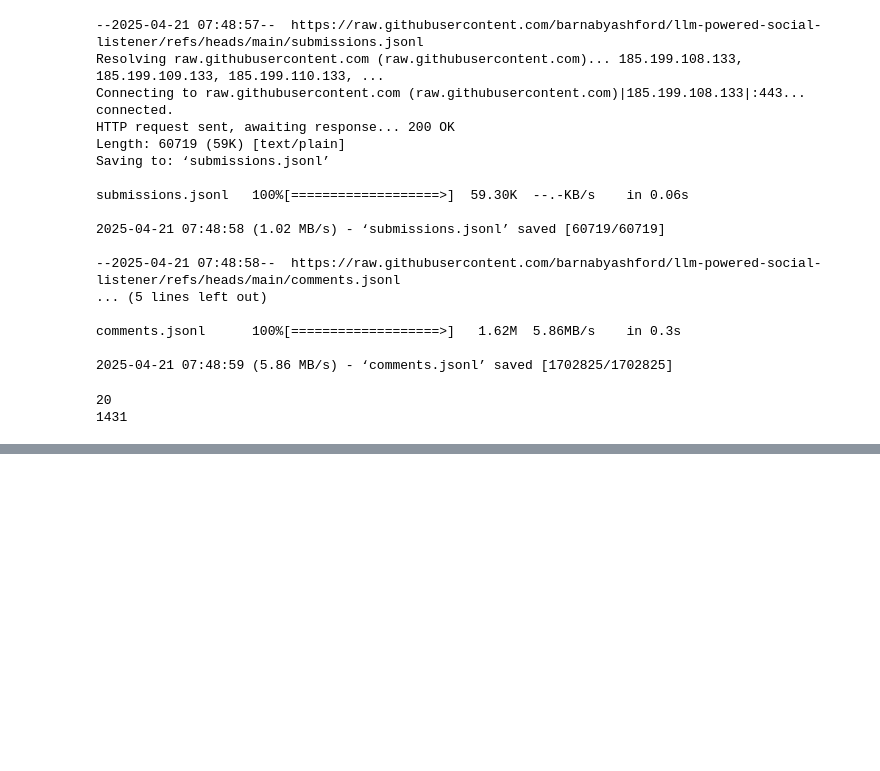
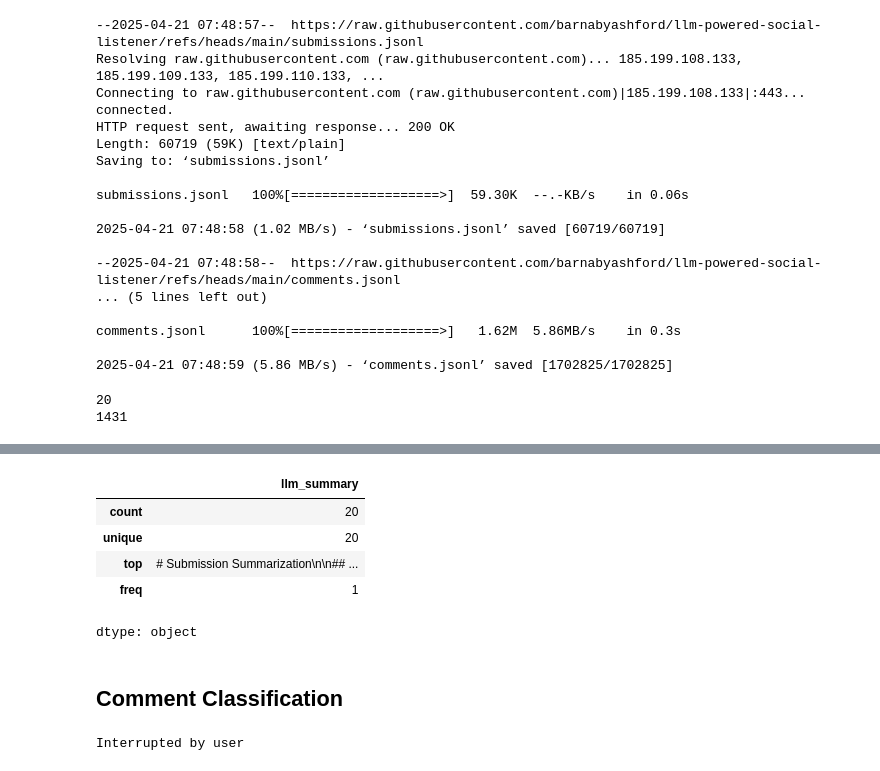
Before and after one commit to barnabyashford/llm-powered-social-listener, a Jupyter notebook: TestsetGeneration.ipynb, the cells around one changed output, grey strips where cells are left out. Cells and saved outputs as stored; diff of their text form; code cells hidden in the pictures; blank space fills up the shorter version.

```diff
--- a/TestsetGeneration.ipynb
+++ b/TestsetGeneration.ipynb
@@ -474,0 +544,34 @@ Let this all cool down, and they'll fight again when the time is right.
+# %%
+def baseline_summarize(submissions:pd.DataFrame, comments:pd.DataFrame) -> str:
+  """
+  Summarize all submissions in the submissions dataframe
+  """
+  submission_summaries = {}
+  for _, submission in tqdm(submissions.iterrows(), desc="Summarizing submissions", total=submissions.shape[0]):
+    summary = baseline_summarize_submission(submission, comments)
+    submission_summaries[submission['id']] = summary
+
+  separating_line = ("-" * 50) + "\n"
+
+  prompt = ("You are a LLM-powered social listener. Your task is to summarize these summaries from different reddit submissions retrieved from `r/ufc` subreddit. "
+  "The topic is how people of the internet think of the fight between Khabib Nurmagomedov vs Conor McGregor\n"
+  "Here are the submission summaries:\n\n"
+  f"{separating_line}\n"
+  f"{separating_line.join([summary for summary in submission_summaries.values()])}\n\n"
+  f"{separating_line}\n"
+  "Please answer in this format:\n\n"
+  "# Reddit Social Listening Summarization\n\n"
+  "## Main Summary\n\n"
+  "{overall summary according to the topic.}\n\n"
+  "## Summary by aspects\n\n"
+  "{list different significant aspects and provide summary of each in this format: `- **aspect**: summary`}\n\n"
+  "## Conclusion\n\n"
+  "{conclude the entire summary}")
+  # print(prompt) #debug
+
+  response = generate_content_with_rate_limit(prompt)
+  return (response, submission_summaries)
+# %%
+baseline_summary, summary_by_submission = baseline_summarize(submissions, comments)
+# display(Markdown(baseline_summary.text))
+display(Markdown(baseline_summary))
@@ -474,0 +601,12 @@ Let this all cool down, and they'll fight again when the time is right.
+# %%
+for id in summary_by_submission: # {submission_id:summary}
+  submissions["llm_summary"] = submissions["id"].map(summary_by_submission)
+# %%
+display(submissions["llm_summary"].describe())
+# %% [output]
+|  | llm_summary |
+| count | 20 |
+| unique | 20 |
+| top | # Submission Summarization\n\n## ... |
+| freq | 1 |
+dtype: object
@@ -474,0 +618,2 @@ Let this all cool down, and they'll fight again when the time is right.
+# %% [markdown]
+## Comment Classification
@@ -474,0 +729,4 @@ Let this all cool down, and they'll fight again when the time is right.
+# %%
+sentiment_classified = zero_shot_llm_sentiment_classify(submissions, comments, ["positive", "negative", "neutral"])
+# %% [output]
+Interrupted by user
```
Also changed, not shown: parts of 10 cells of this notebook.
